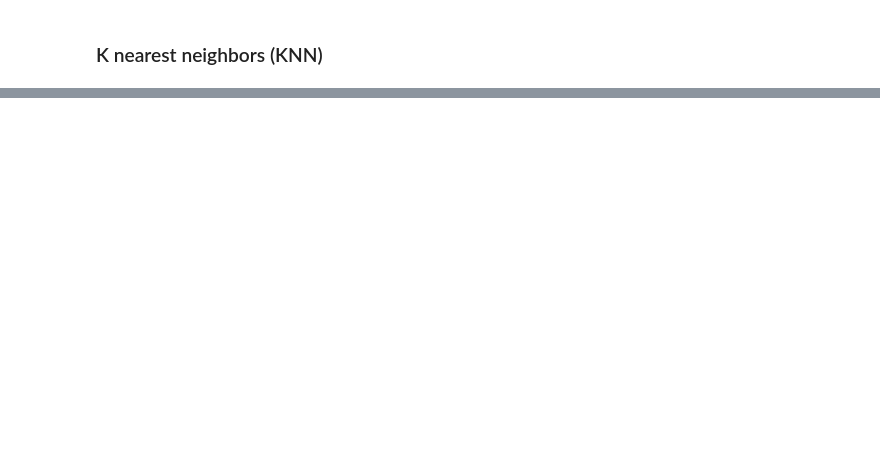
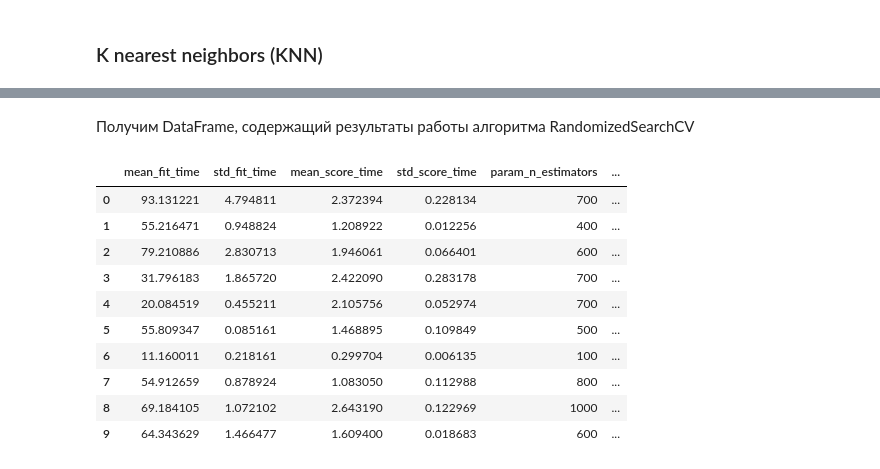
Before and after one commit to upshifter/digit-recognizer, a Jupyter notebook: Digit_Recognizer.ipynb, the cells around one changed output, grey strips where cells are left out. Drawn from its saved outputs; the diff is of its cells as text; code cells hidden in the pictures; blank space fills up the shorter version.

```diff
--- a/Digit_Recognizer.ipynb
+++ b/Digit_Recognizer.ipynb
@@ -163,0 +211,3 @@ array([0.99479618, 0.99042646, 0.94699647, 0.96037898, 0.96978022,
+# %%
+rfc = RandomForestClassifier()
+rfc.fit(X_train, y_train)
@@ -163,0 +218,23 @@ array([0.99479618, 0.99042646, 0.94699647, 0.96037898, 0.96978022,
+# %%
+from sklearn.model_selection import RandomizedSearchCV
+n_estimators = [int(x) for x in np.linspace(start = 100, stop = 1000, num = 10)]
+max_features = ['log2', 'sqrt']
+max_depth = [int(x) for x in np.linspace(start = 1, stop = 15, num = 15)]
+min_samples_split = [int(x) for x in np.linspace(start = 2, stop = 50, num = 10)]
+min_samples_leaf = [int(x) for x in np.linspace(start = 2, stop = 50, num = 10)]
+bootstrap = [True, False]
+param_dist = {'n_estimators': n_estimators,
+               'max_features': max_features,
+               'max_depth': max_depth,
+               'min_samples_split': min_samples_split,
+               'min_samples_leaf': min_samples_leaf,
+               'bootstrap': bootstrap}
+rs = RandomizedSearchCV(R_forest,
+                        param_dist,
+                        n_iter = 100,
+                        cv = 3,
+                        verbose = 1,
+                        n_jobs=-1,
+                        random_state=0)
+rs.fit(X_train, y_train)
+rs.best_params_
@@ -163,0 +253,28 @@ array([0.99479618, 0.99042646, 0.94699647, 0.96037898, 0.96978022,
+# %% [markdown]
+Получим DataFrame, содержащий результаты работы алгоритма RandomizedSearchCV
+# %%
+RSCV_df = pd.DataFrame(rs.cv_results_).sort_values('rank_test_score').reset_index(drop=True)
+RSCV_df.drop([
+            'mean_fit_time',
+            'std_fit_time',
+            'mean_score_time',
+            'std_score_time',
+            'params',
+            'split0_test_score',
+            'split1_test_score',
+            'split2_test_score',
+            'std_test_score'],
+            axis = 1)
+RSCV_df.head(10)
+# %% [output]
+|  | mean_fit_time | std_fit_time | mean_score_time | std_score_time | param_n_estimators | ... |
+| 0 | 93.131221 | 4.794811 | 2.372394 | 0.228134 | 700 | ... |
+| 1 | 55.216471 | 0.948824 | 1.208922 | 0.012256 | 400 | ... |
+| 2 | 79.210886 | 2.830713 | 1.946061 | 0.066401 | 600 | ... |
+| 3 | 31.796183 | 1.865720 | 2.422090 | 0.283178 | 700 | ... |
+| 4 | 20.084519 | 0.455211 | 2.105756 | 0.052974 | 700 | ... |
+| 5 | 55.809347 | 0.085161 | 1.468895 | 0.109849 | 500 | ... |
+| 6 | 11.160011 | 0.218161 | 0.299704 | 0.006135 | 100 | ... |
+| 7 | 54.912659 | 0.878924 | 1.083050 | 0.112988 | 800 | ... |
+| 8 | 69.184105 | 1.072102 | 2.643190 | 0.122969 | 1000 | ... |
+| 9 | 64.343629 | 1.466477 | 1.609400 | 0.018683 | 600 | ... |
```
Also changed, not shown: parts of 34 cells of this notebook, 1 other file.
